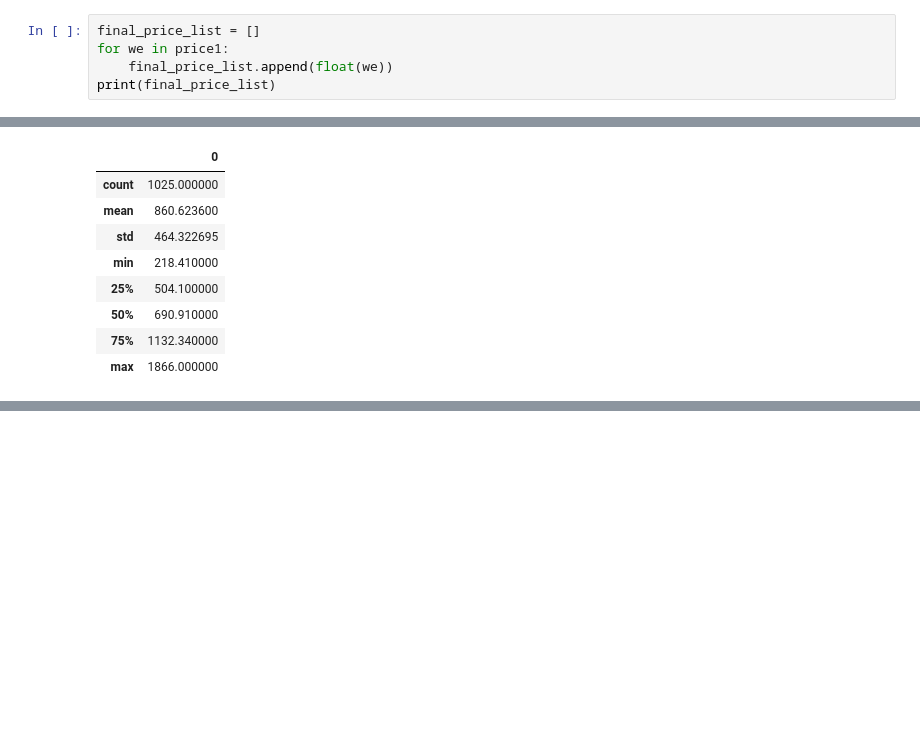
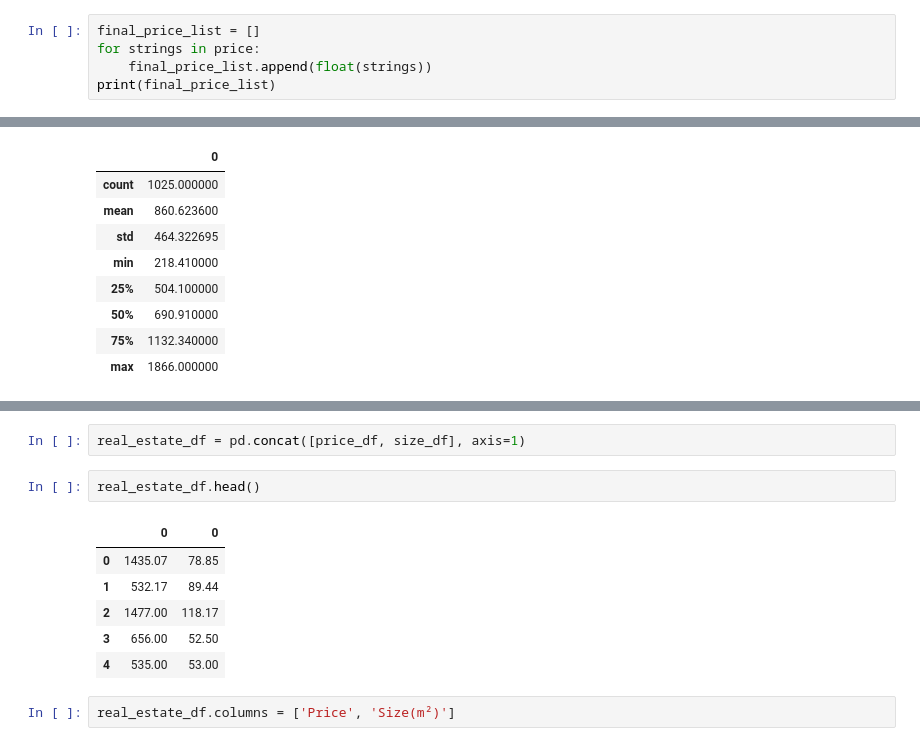
Before and after one commit to Olasunola/Housing_Cost_Analysis, a Jupyter notebook: Data_cleaning_sheet.ipynb, the cells around one changed output, grey strips where cells are left out. Drawn from its saved outputs; the diff is of its cells as text; blank space fills up the shorter version.

```diff
--- a/Data_cleaning_sheet.ipynb
+++ b/Data_cleaning_sheet.ipynb
@@ -51,7 +36,7 @@ print(price1)
 # %%
 final_price_list = []
-for we in price1:
-    final_price_list.append(float(we))
+for strings in price:
+    final_price_list.append(float(strings))
 print(final_price_list)
 # %% [output]
 [1435.07, 532.17, 1477.0, 656.0, 535.0, 504.1, 1350.0, 773.0, 687.22, 1800.0, 1085.04, 1310.0, 1866.0, 735.84, 690.91, 1114.0, 383.04, 491.88, 1100.0, 254.34, 420.4, 218.41, 433.62, 1132.34, 530.21, 1 ...
@@ -71,0 +89,13 @@ price_df.describe()
+# %%
+real_estate_df = pd.concat([price_df, size_df], axis=1)
+# %%
+real_estate_df.head()
+# %% [output]
+|  | 0 | 0 |
+| 0 | 1435.07 | 78.85 |
+| 1 | 532.17 | 89.44 |
+| 2 | 1477.00 | 118.17 |
+| 3 | 656.00 | 52.50 |
+| 4 | 535.00 | 53.00 |
+# %%
+real_estate_df.columns = ['Price', 'Size(m²)']
```
Also changed, not shown: parts of 11 cells of this notebook.
